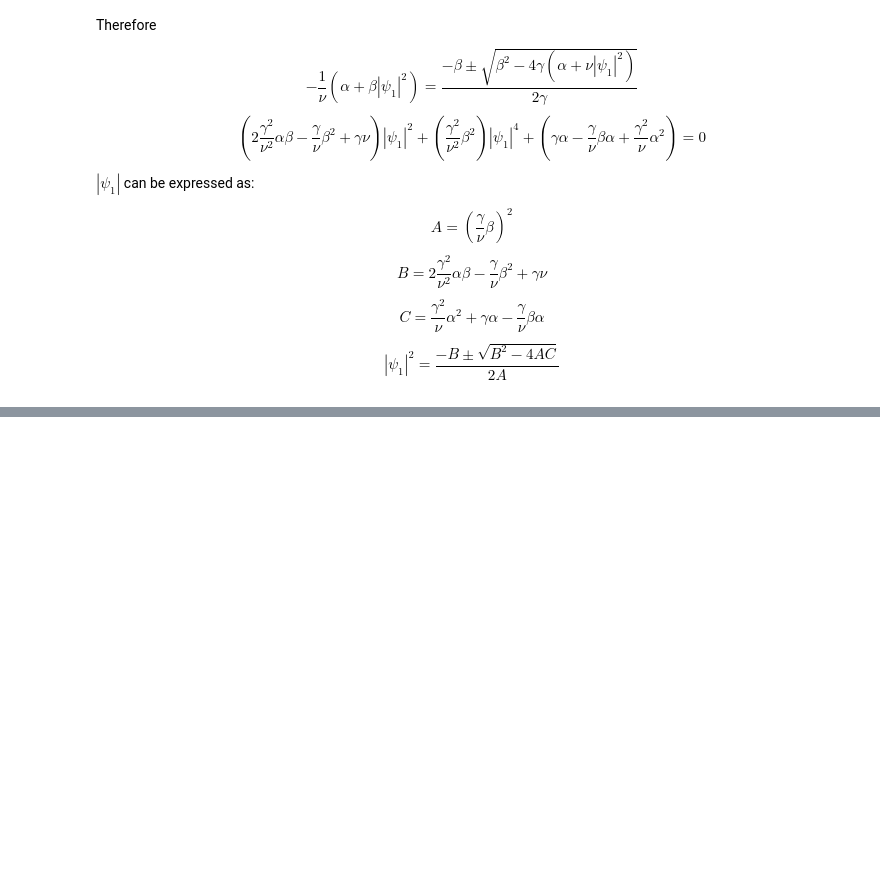
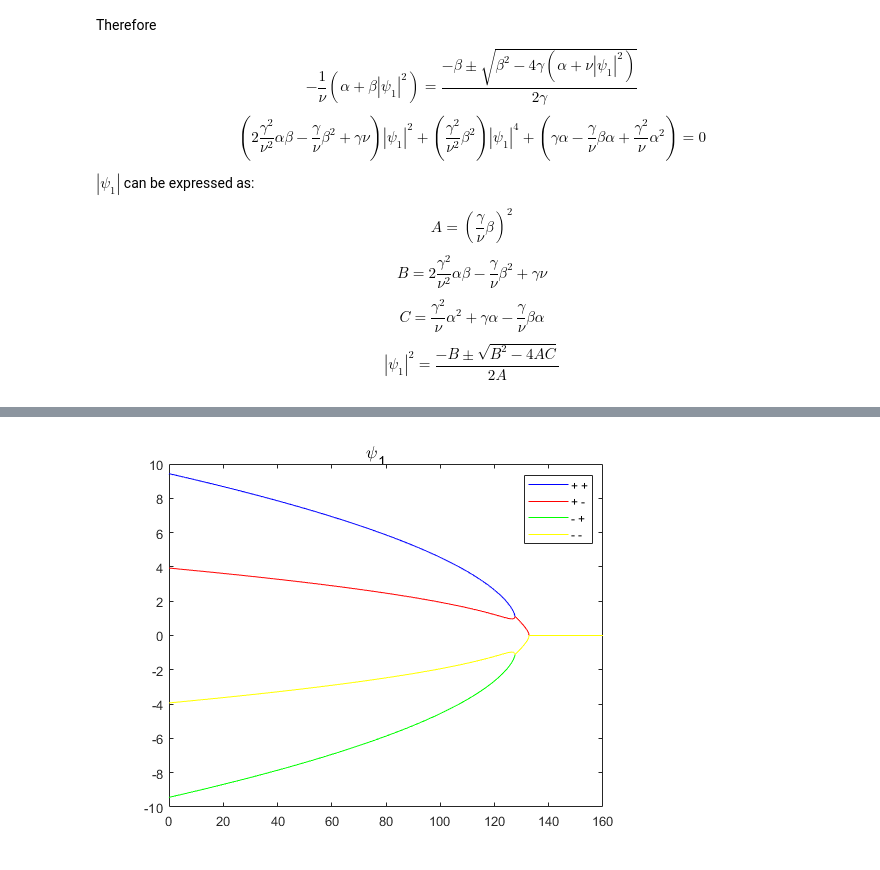
Before and after one commit to Gustavo-01/Projeto_daf, a Jupyter notebook: Project.ipynb, the cells around one changed output, grey strips where cells are left out. Cells and saved outputs as stored; diff of their text form; code cells hidden in the pictures; blank space fills up the shorter version.

```diff
--- a/Project.ipynb
+++ b/Project.ipynb
@@ -257,9 +242,9 @@ $$B = 2\frac{\gamma^2}{\nu^2}\alpha\beta - \frac{\gamma}{\nu}\beta^2 + \gamma\nu
 $$C = \frac{\gamma^2}{\nu}\alpha^2+\gamma\alpha-\frac{\gamma}{\nu}\beta\alpha$$
 $$|\psi_1|^2 = \frac{-B \pm \sqrt{B^2-4AC}}{2A}$$
 # %%
-A = ((gama/v)*beta)^2;
-B = @(T) 2*(gama/v)^2*alpha1(T)*beta - (gama/v)*beta^2 + gama*v;
-C = @(T) (gama^2/v)*alpha1(T).^2 + gama*alpha2(T) - (gama/v)*beta*alpha1(T);
+A = ((gama/n)*beta)^2;
+B = @(T) 2*(gama/n)^2*alpha_1(T)*beta - (gama/n)*beta^2 + gama*n;
+C = @(T) (gama^2/n)*alpha_1(T).^2 + gama*alpha_2(T) - (gama/n)*beta*alpha_1(T);
 
 %%%Psi 1%%%%
 Psi_1_plus_plus = @(T) sqrt((-B(T) + sqrt(B(T).^2-4*A.*C(T)))./(2*A));
@@ -269,24 +254,24 @@ Psi_1_minus_minus = @(T) -sqrt((-B(T) - sqrt(B(T).^2-4*A.*C(T)))./(2*A));
 
 
 %%%Psi 2%%%%
-Psi_2_plus_pp = @(T) sqrt((-1/v) * (alpha1(T)+beta*Psi_1_plus_plus(T).^2));
-Psi_2_plus_pm = @(T) sqrt((-1/v) * (alpha1(T)+beta*Psi_1_plus_minus(T).^2));
-Psi_2_plus_mp = @(T) sqrt((-1/v) * (alpha1(T)+beta*Psi_1_minus_plus(T).^2));
-Psi_2_plus_mm = @(T) sqrt((-1/v) * (alpha1(T)+beta*Psi_1_minus_minus(T).^2));
-Psi_2_minus_pp = @(T) -sqrt((-1/v) * (alpha1(T)+beta*Psi_1_plus_plus(T).^2));
-Psi_2_minus_pm = @(T) -sqrt((-1/v) * (alpha1(T)+beta*Psi_1_plus_minus(T).^2));
-Psi_2_minus_mp = @(T) -sqrt((-1/v) * (alpha1(T)+beta*Psi_1_minus_plus(T).^2));
-Psi_2_minus_mm = @(T) -sqrt((-1/v) * (alpha1(T)+beta*Psi_1_minus_minus(T).^2));
+Psi_2_plus_pp = @(T) sqrt((-1/n) * (alpha_1(T)+beta*Psi_1_plus_plus(T).^2));
+Psi_2_plus_pm = @(T) sqrt((-1/n) * (alpha_1(T)+beta*Psi_1_plus_minus(T).^2));
+Psi_2_plus_mp = @(T) sqrt((-1/n) * (alpha_1(T)+beta*Psi_1_minus_plus(T).^2));
+Psi_2_plus_mm = @(T) sqrt((-1/n) * (alpha_1(T)+beta*Psi_1_minus_minus(T).^2));
+Psi_2_minus_pp = @(T) -sqrt((-1/n) * (alpha_1(T)+beta*Psi_1_plus_plus(T).^2));
+Psi_2_minus_pm = @(T) -sqrt((-1/n) * (alpha_1(T)+beta*Psi_1_plus_minus(T).^2));
+Psi_2_minus_mp = @(T) -sqrt((-1/n) * (alpha_1(T)+beta*Psi_1_minus_plus(T).^2));
+Psi_2_minus_mm = @(T) -sqrt((-1/n) * (alpha_1(T)+beta*Psi_1_minus_minus(T).^2));
 # %%
-figure(1) %psi1
+T = 0:dT:Tf;
+figure(1)
 sgtitle('\psi_1')
-plot(Ts1,Psi_1_plus_plus(Ts1),'b')
+plot(T,Psi_1_plus_plus(T),'b')
 hold on
-plot(Ts1,Psi_1_plus_minus(Ts1),'r')
+plot(T,Psi_1_plus_minus(T),'r')
 hold on
-plot(Ts1,Psi_1_minus_plus(Ts1),'g')
+plot(T,Psi_1_minus_plus(T),'g')
 hold on
-plot(Ts1,Psi_1_minus_minus(Ts1),'y')
+plot(T,Psi_1_minus_minus(T),'y')
 legend("+ +","+ -","- +","- -")
-xlim([0 20])
-ylim([-10 10])
+# %% [output]
@@ -293,3 +282,4 @@ ylim([-10 10])
+[figure, added]
 # %%
 figure(2)
 sgtitle('\psi_2')
```
Also changed, not shown: parts of 10 cells of this notebook.
